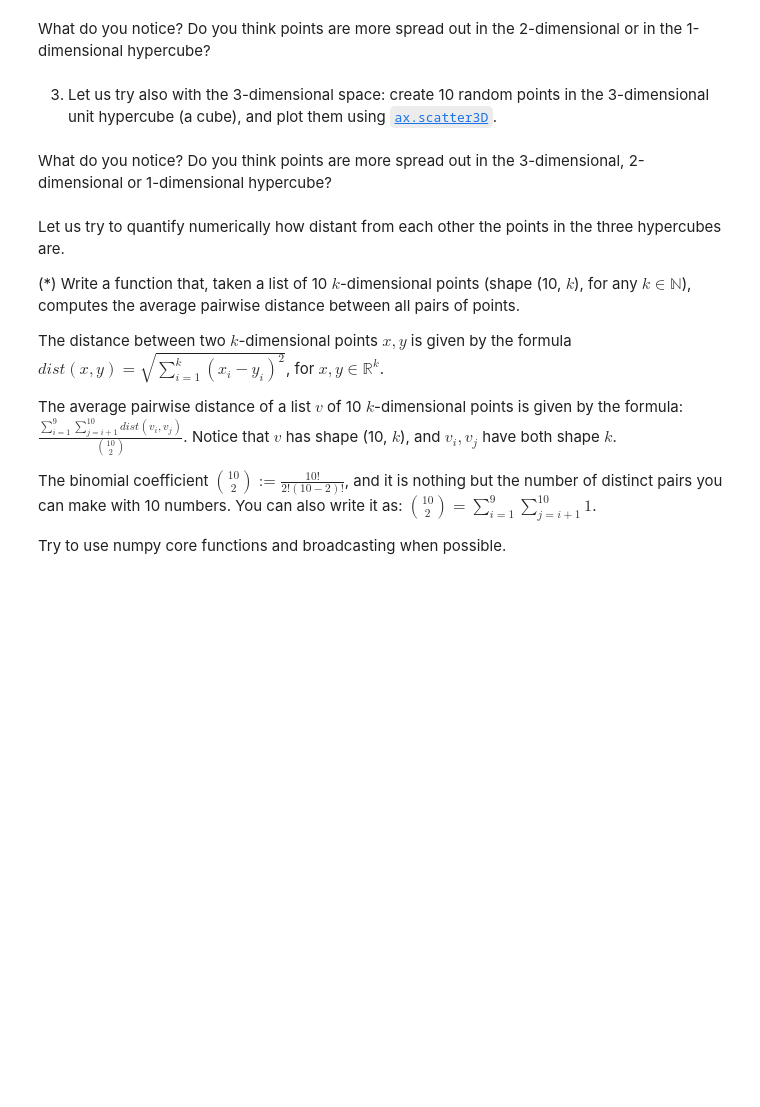
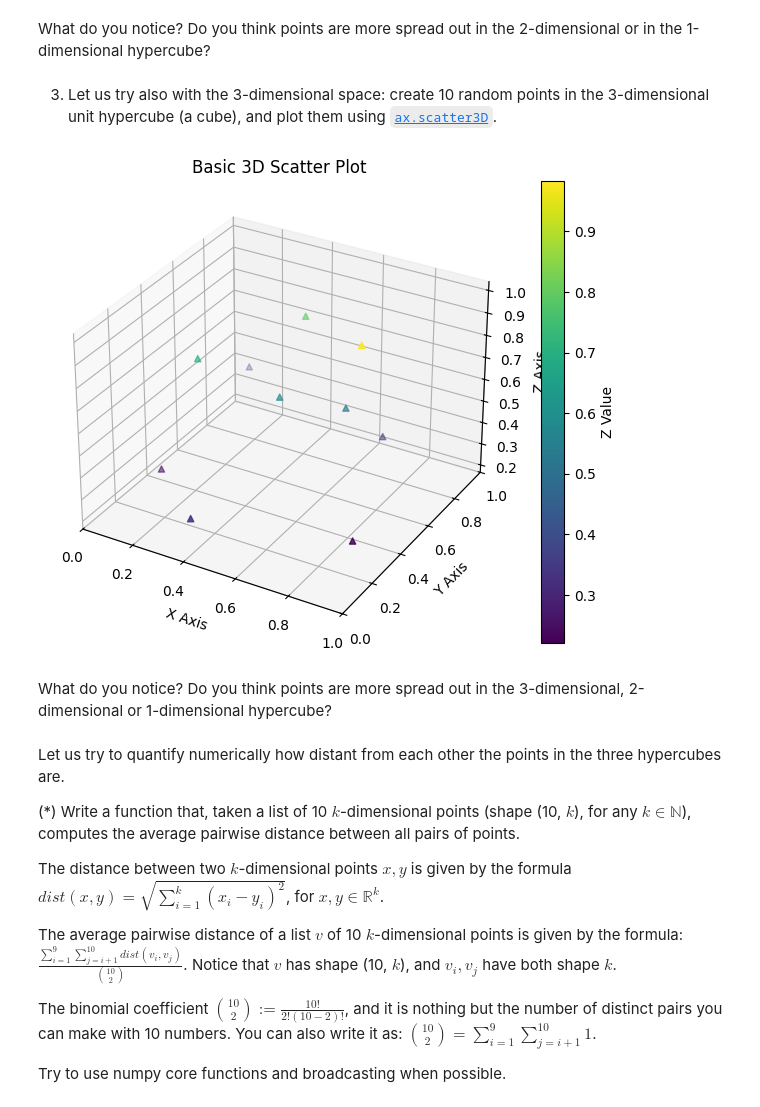
Before and after one commit to PaulSeipl/DLLab, a Jupyter notebook: 01_ex.ipynb, the cells around one changed output. Cells and saved outputs as stored; diff of their text form; code cells hidden in the pictures; blank space fills up the shorter version.

```diff
--- a/01_ex.ipynb
+++ b/01_ex.ipynb
@@ -375,9 +409,29 @@ What do you notice? Do you think points are more spread out in the 2-dimensional
 # %% [markdown]
 3) Let us try also with the 3-dimensional space: create 10 random points in the 3-dimensional unit hypercube (a cube), and plot them using [`ax.scatter3D`](https://www.geeksforgeeks.org/3d-scatter-plotting-in-python-using-matplotlib/).
 # %%
+from mpl_toolkits.mplot3d import Axes3D
 ## 3: Create 10 points in 3D, and plot them in the 3D plane.
 
-data3d = None  # Make sure its shape is (10, 3)
+data3d = np.random.uniform(0,1,(10,3))  # Make sure its shape is (10, 3)
+colors = data3d[:,2]
+fig = plt.figure(figsize=(8,6))
+ax = fig.add_subplot(111, projection='3d') # {None, 'aitoff', 'hammer', 'lambert', 'mollweide', 'polar', 'rectilinear', str}
+
+
+sc = ax.scatter3D(data3d[:,0], data3d[:,1], data3d[:,2], c=colors, cmap='viridis', marker='^')
+plt.colorbar(sc, ax=ax, label='Z Value')
+
+# Labels
+ax.set_xlabel('X Axis')
+ax.set_ylabel('Y Axis')
+ax.set_zlabel('Z Axis')
+ax.set_title('Basic 3D Scatter Plot')
+ax.set_xlim(0,1)
+ax.set_ylim(0,1)
+
+plt.show()
+# %% [output]
+[figure, added]
 # %% [markdown]
 What do you notice? Do you think points are more spread out in the 3-dimensional, 2-dimensional or 1-dimensional hypercube?
 # %% [markdown]
```
Also changed, not shown: parts of 9 cells of this notebook.
